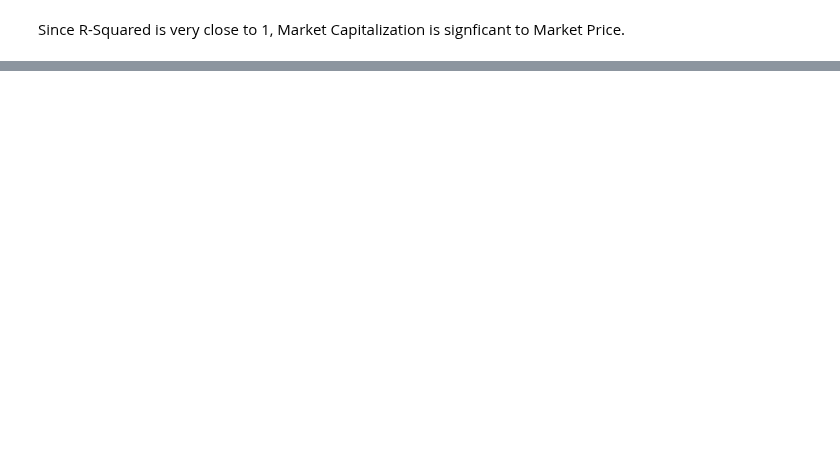
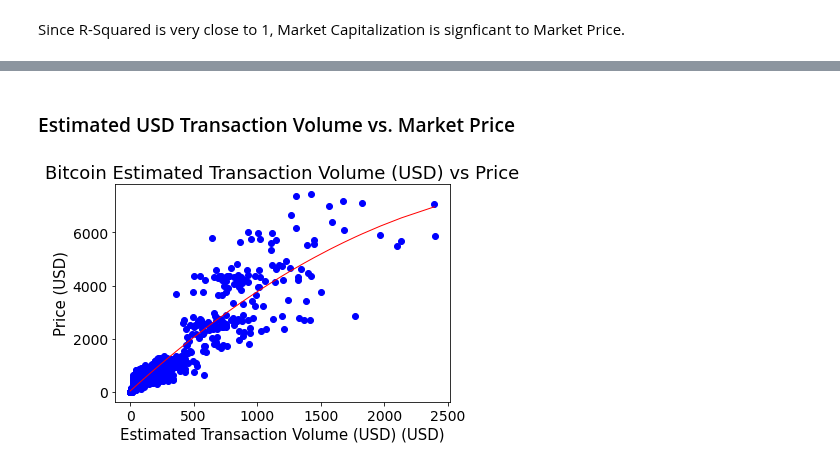
Before and after one commit to alvaroserrrano/BitcoinLinearRegression, a Jupyter notebook: bitcoin_linear_regression.ipynb, the cells around one changed output, grey strips where cells are left out. Saved outputs shown, nothing was run; the diff lists cells and outputs as text; code cells hidden in the pictures; blank space fills up the shorter version.

```diff
--- a/bitcoin_linear_regression.ipynb
+++ b/bitcoin_linear_regression.ipynb
@@ -198,0 +216,17 @@ plt.show()
+# %% [markdown]
+### Estimated USD Transaction Volume vs. Market Price
+# %%
+# Plot btc_estimated_transaction_volume_usd vs btc_market_price with a scatter plot
+plt.plot(BTC_data2["btc_estimated_transaction_volume_usd"]/1000000, BTC_data2["btc_market_price"], 'o', color='blue', linewidth=1)
+plt.plot(np.unique(BTC_data2["btc_estimated_transaction_volume_usd"]/1000000), np.poly1d(np.polyfit(BTC_data2["btc_estimated_transaction_volume_usd"]/1000000, BTC_data2["btc_market_price"], 2))(np.unique(BTC_data2["btc_estimated_transaction_volume_usd"]/1000000)), color='red', linewidth=1)
+# Estimated Transaction Volume (USD) vs Price
+plt.title("Bitcoin Estimated Transaction Volume (USD) vs Price")
+plt.xlabel("Estimated Transaction Volume (USD) (USD)")
+plt.ylabel("Price (USD)")
+plt.rc('font', size=14)
+plt.rc('figure', titlesize=18)
+plt.rc('axes', labelsize=15)
+plt.rc('axes', titlesize=18)
+plt.show()
+# %% [output]
+[figure, added]
```
Also changed, not shown: parts of 19 cells of this notebook.
